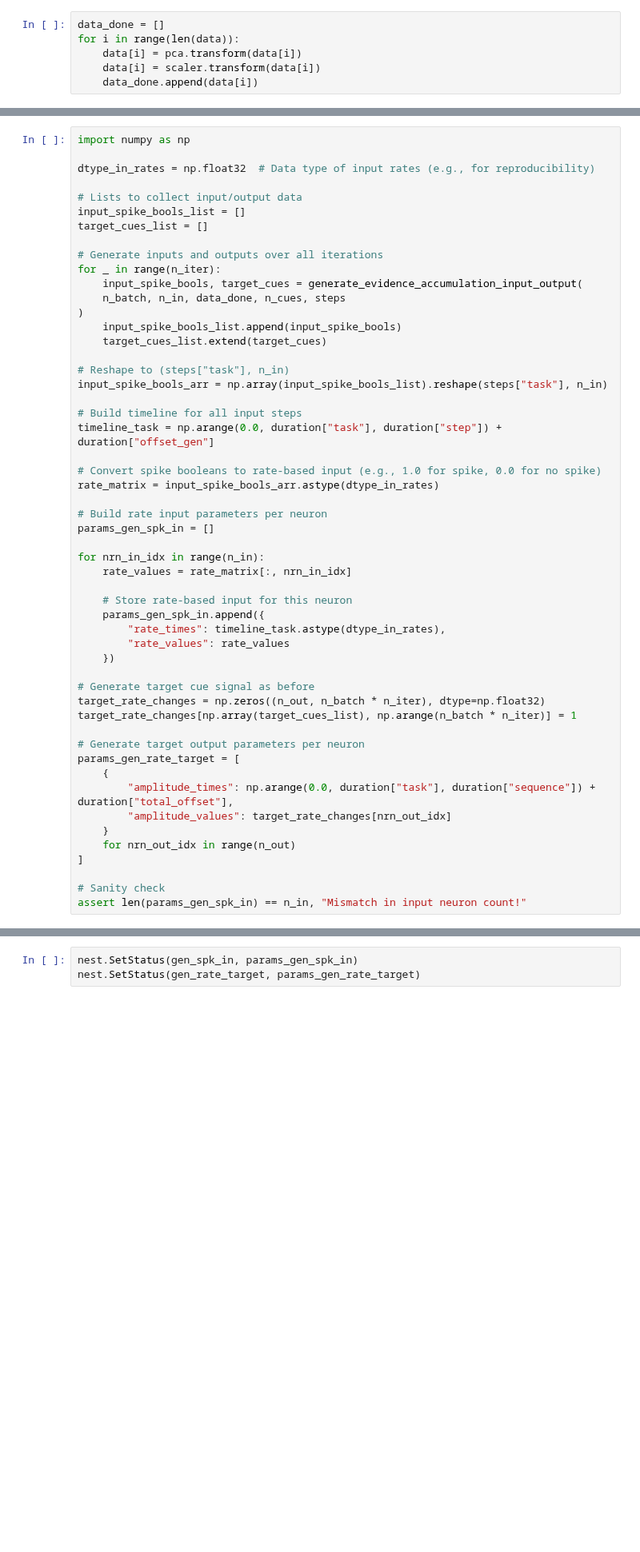
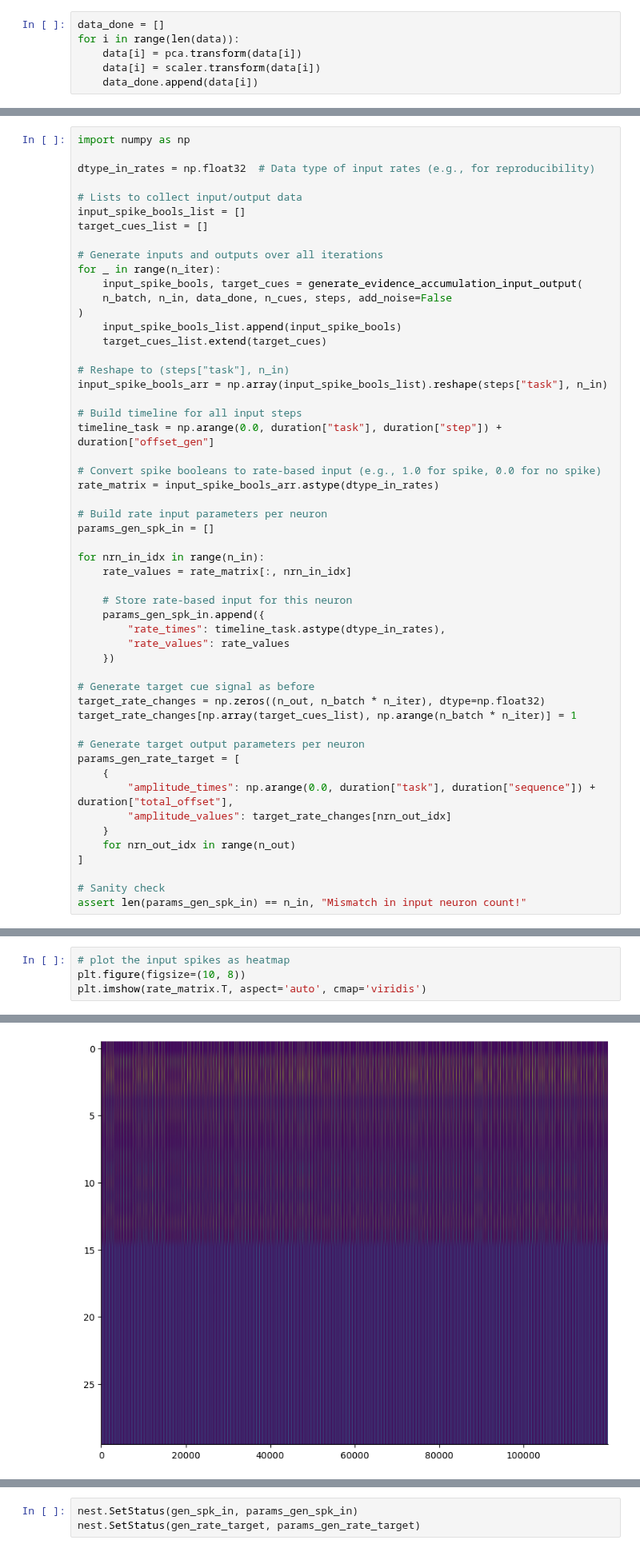
Before and after one commit to Hadlar99/e-prop_master_nmbu, a Jupyter notebook: code_accumelated/eprop_ten_accumelated_pca.ipynb, the cells around one changed output, grey strips where cells are left out. Shown at 80% size. Drawn from its saved outputs; the diff is of its cells as text; blank space fills up the shorter version.

```diff
--- a/code_accumelated/eprop_ten_accumelated_pca.ipynb
+++ b/code_accumelated/eprop_ten_accumelated_pca.ipynb
@@ -519,7 +515,7 @@ target_cues_list = []
 # Generate inputs and outputs over all iterations
 for _ in range(n_iter):
     input_spike_bools, target_cues = generate_evidence_accumulation_input_output(
-    n_batch, n_in, data_done, n_cues, steps
+    n_batch, n_in, data_done, n_cues, steps, add_noise=False
 )
     input_spike_bools_list.append(input_spike_bools)
     target_cues_list.extend(target_cues)
@@ -566,0 +559,5 @@ print(target_cues_list)
+# %%
+# plot the input spikes as heatmap
+plt.figure(figsize=(10, 8))
+plt.imshow(rate_matrix.T, aspect='auto', cmap='viridis')
+# %% [output]
@@ -567,3 +565,4 @@ print(target_cues_list)
+[figure, added]
 # %% [markdown]
 # plot the params_gen_spk_in as heatmap
 plt.figure(figsize=(10, 8))
```
Also changed, not shown: parts of 15 cells of this notebook.
